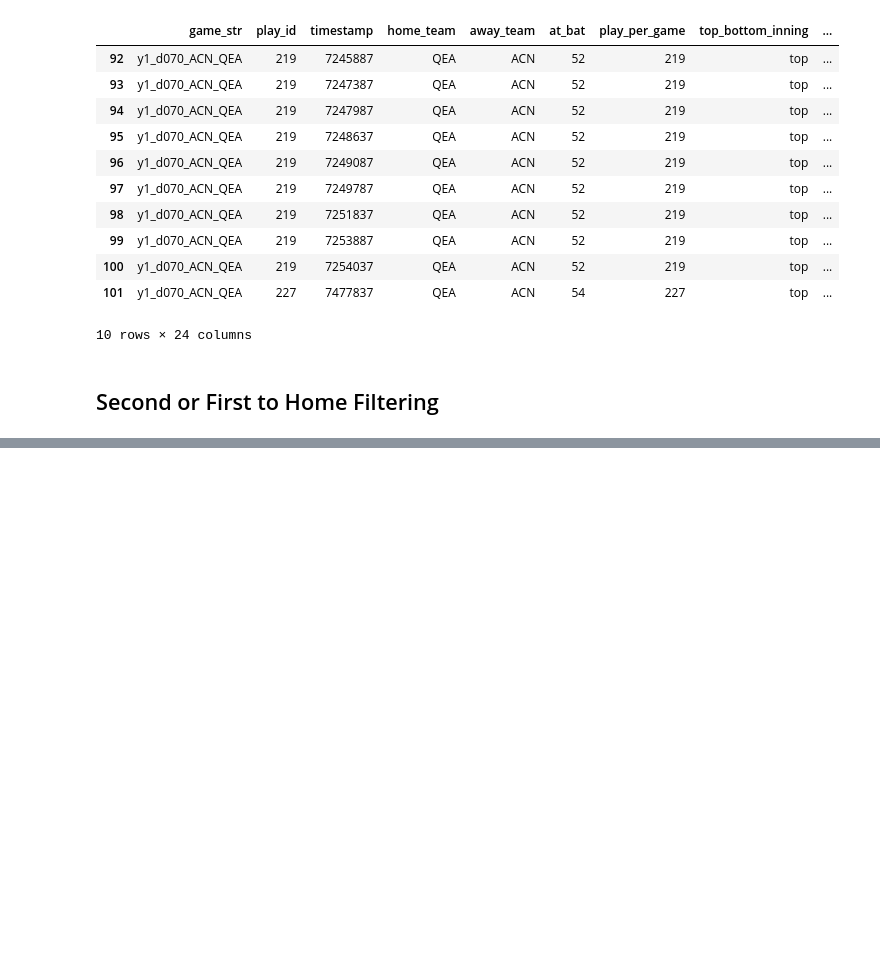
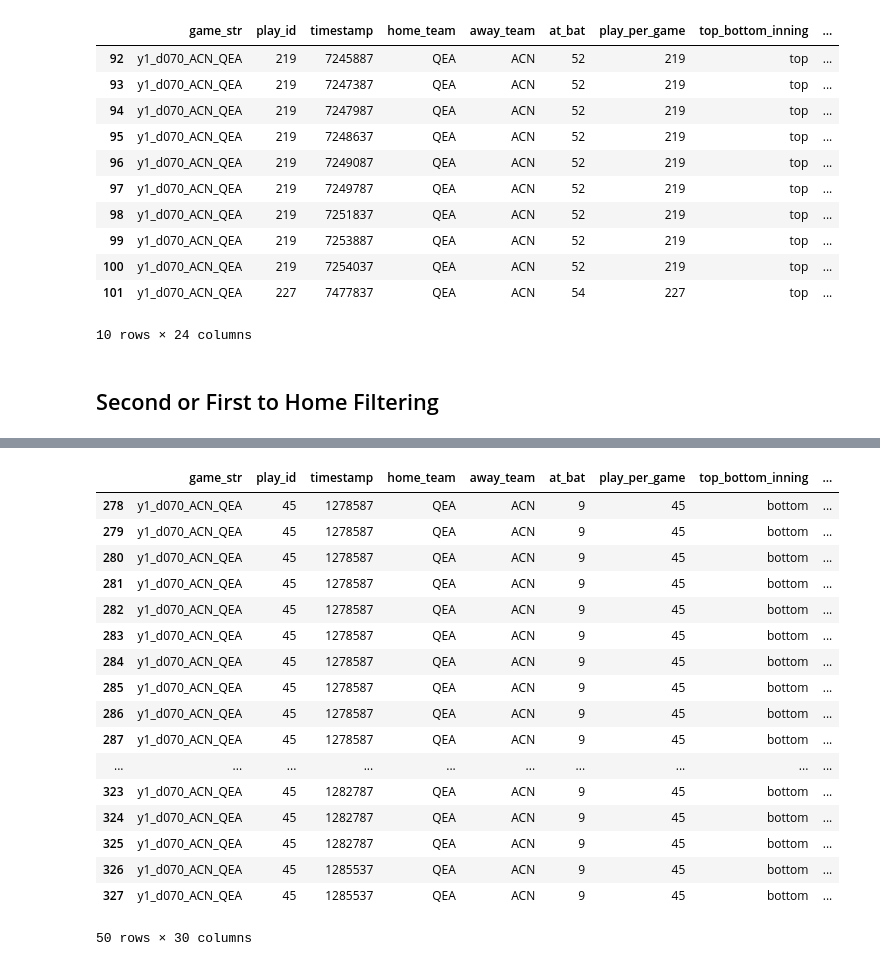
Before and after one commit to alexfrederick1/The-Man-in-the-Middle, a Jupyter notebook: extra_base.ipynb, the cells around one changed output, grey strips where cells are left out. Cells and saved outputs as stored; diff of their text form; code cells hidden in the pictures; blank space fills up the shorter version.

```diff
--- a/extra_base.ipynb
+++ b/extra_base.ipynb
@@ -189,0 +185,25 @@ first_or_second_ppos.head(50)
+# %%
+#Adding ball_pos data into existing dataframe
+ball_pos = pd.read_csv('ball_pos/QEA/ACN/year_1/day_070/ball_pos.csv')
+first_or_second = pd.merge(first_or_second_ppos, ball_pos, on = ['game_str', 'play_id', 'timestamp'], how = 'inner')
+
+first_or_second[first_or_second['play_id'] == 45].head(50)
+# %% [output]
+|  | game_str | play_id | timestamp | home_team | away_team | at_bat | play_per_game | top_bottom_inning | ... |
+| 278 | y1_d070_ACN_QEA | 45 | 1278587 | QEA | ACN | 9 | 45 | bottom | ... |
+| 279 | y1_d070_ACN_QEA | 45 | 1278587 | QEA | ACN | 9 | 45 | bottom | ... |
+| 280 | y1_d070_ACN_QEA | 45 | 1278587 | QEA | ACN | 9 | 45 | bottom | ... |
+| 281 | y1_d070_ACN_QEA | 45 | 1278587 | QEA | ACN | 9 | 45 | bottom | ... |
+| 282 | y1_d070_ACN_QEA | 45 | 1278587 | QEA | ACN | 9 | 45 | bottom | ... |
+| 283 | y1_d070_ACN_QEA | 45 | 1278587 | QEA | ACN | 9 | 45 | bottom | ... |
+| 284 | y1_d070_ACN_QEA | 45 | 1278587 | QEA | ACN | 9 | 45 | bottom | ... |
+| 285 | y1_d070_ACN_QEA | 45 | 1278587 | QEA | ACN | 9 | 45 | bottom | ... |
+| 286 | y1_d070_ACN_QEA | 45 | 1278587 | QEA | ACN | 9 | 45 | bottom | ... |
+| 287 | y1_d070_ACN_QEA | 45 | 1278587 | QEA | ACN | 9 | 45 | bottom | ... |
+| ... | ... | ... | ... | ... | ... | ... | ... | ... | ... |
+| 323 | y1_d070_ACN_QEA | 45 | 1282787 | QEA | ACN | 9 | 45 | bottom | ... |
+| 324 | y1_d070_ACN_QEA | 45 | 1282787 | QEA | ACN | 9 | 45 | bottom | ... |
+| 325 | y1_d070_ACN_QEA | 45 | 1282787 | QEA | ACN | 9 | 45 | bottom | ... |
+| 326 | y1_d070_ACN_QEA | 45 | 1285537 | QEA | ACN | 9 | 45 | bottom | ... |
+| 327 | y1_d070_ACN_QEA | 45 | 1285537 | QEA | ACN | 9 | 45 | bottom | ... |
+50 rows × 30 columns
```
Also changed, not shown: parts of 7 cells of this notebook.
